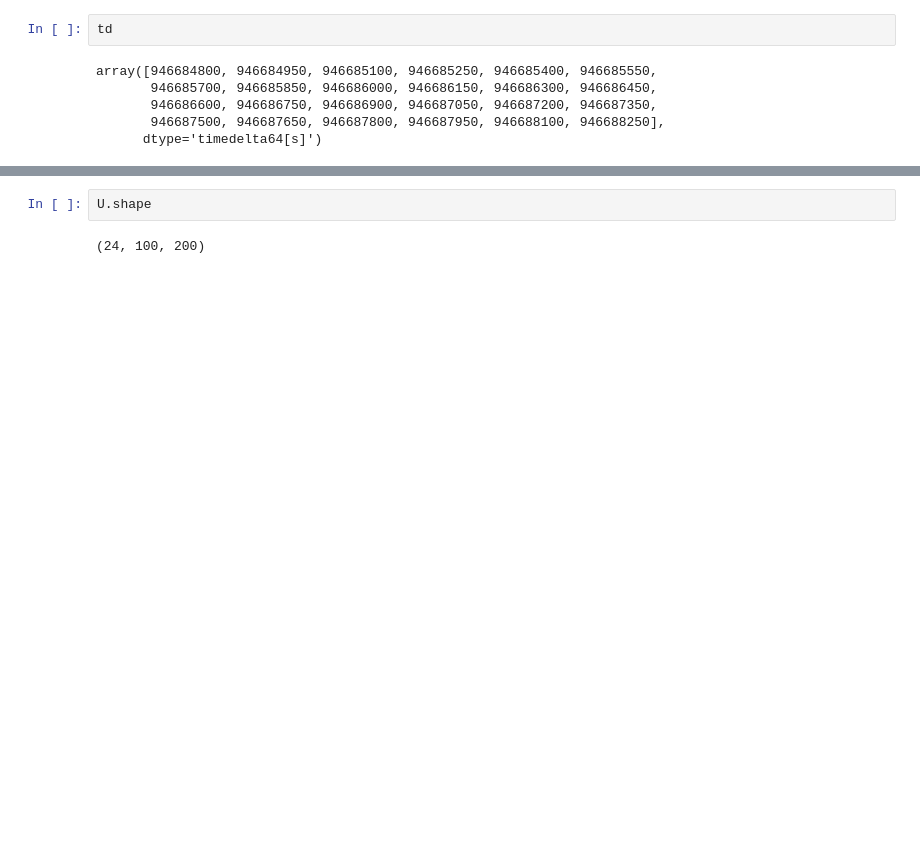
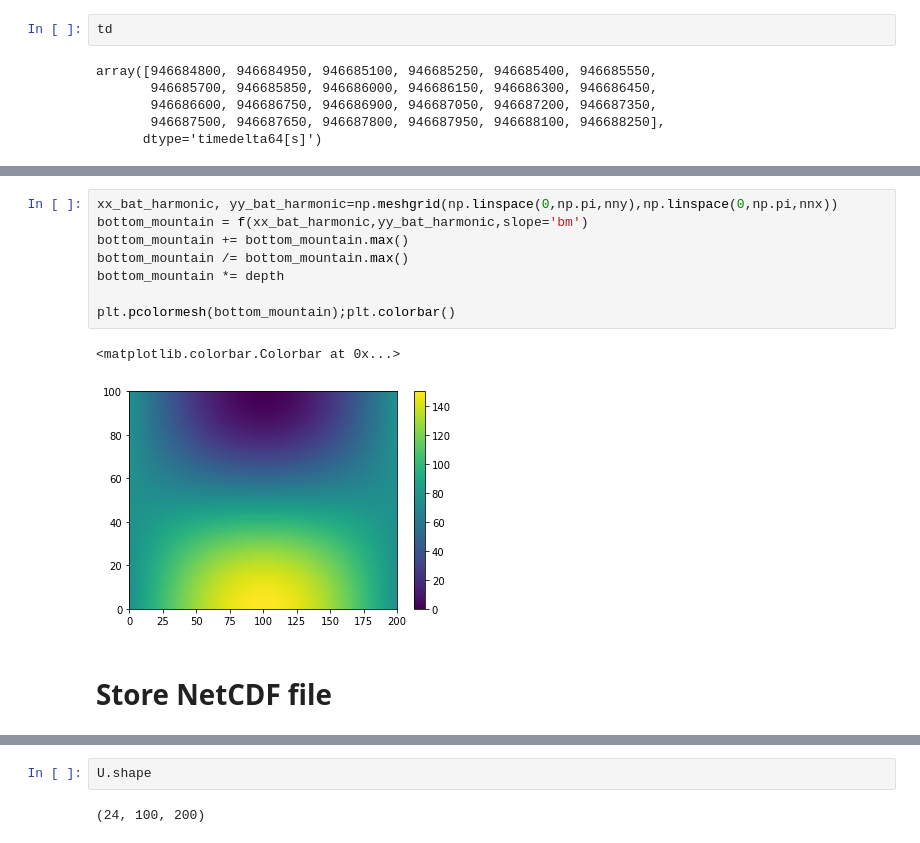
Before and after one commit to hevgyrt/ocean_wave_tracing, a Jupyter notebook: create_time_varying_eddy.ipynb, the cells around one changed output, grey strips where cells are left out. Cells and saved outputs as stored; diff of their text form; blank space fills up the shorter version.

```diff
--- a/create_time_varying_eddy.ipynb
+++ b/create_time_varying_eddy.ipynb
@@ -101,2 +139,15 @@ array([946684800, 946684950, 946685100, 946685250, 946685400, 946685550,
+# %%
+xx_bat_harmonic, yy_bat_harmonic=np.meshgrid(np.linspace(0,np.pi,nny),np.linspace(0,np.pi,nnx))
+bottom_mountain = f(xx_bat_harmonic,yy_bat_harmonic,slope='bm')
+bottom_mountain += bottom_mountain.max()
+bottom_mountain /= bottom_mountain.max()
+bottom_mountain *= depth
+
+plt.pcolormesh(bottom_mountain);plt.colorbar()
+# %% [output]
+<matplotlib.colorbar.Colorbar at 0x...>
+[figure, added]
+# %% [markdown]
+# Store NetCDF file
 # %%
 # Create nc file
```
Also changed, not shown: parts of 10 cells of this notebook, 3 other files.
